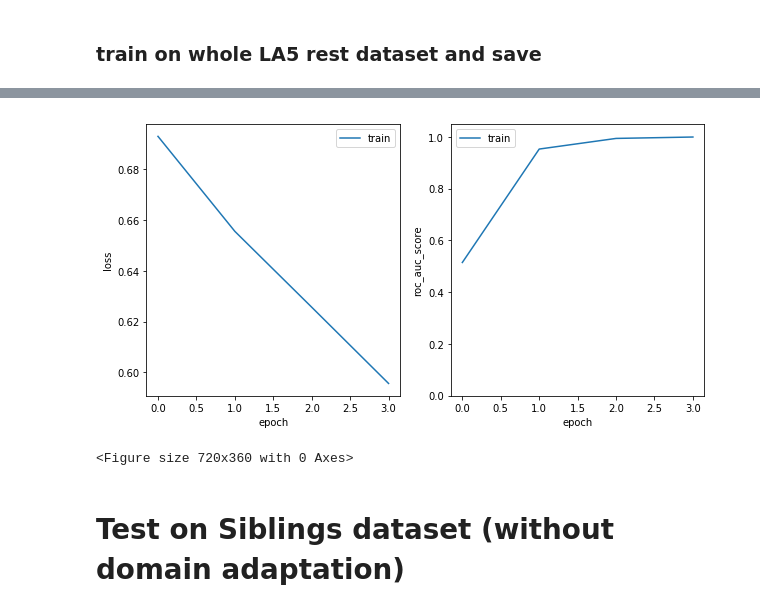
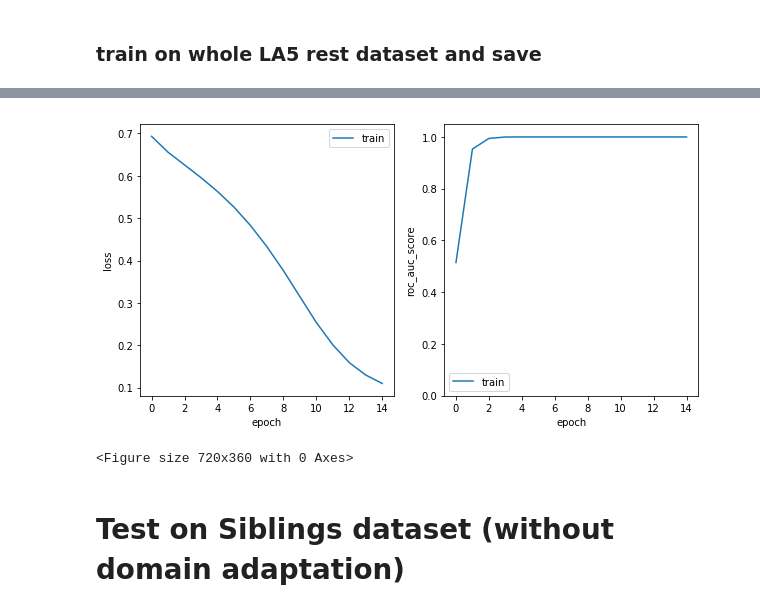
Before and after one commit to rakhimovv/mri-domain-adaptation, a Jupyter notebook: base_fmri.ipynb, the cells around one changed output, grey strips where cells are left out. Drawn from its saved outputs; the diff is of its cells as text; code cells hidden in the pictures.

```diff
--- a/base_fmri.ipynb
+++ b/base_fmri.ipynb
@@ -126,5 +145,5 @@ train_loader = DataLoader(Subset(la5_rest_dataset, train_idx),
                           shuffle=False,
                           batch_size=10,
                           drop_last=False)
-_ = routine.train(model, optimizer, train_loader, None, device, metric, verbose=1, model_save_path=model_save_path)
+_ = routine.train(model, optimizer, train_loader, None, device, metric, verbose=1, model_save_path=model_save_path, max_epoch=15)
 # %% [output]
@@ -133,5 +152,5 @@ Epoch 4 of 100 took 73.092s
   training roc_auc_score:                       1.00
-[figure, old version]
+[figure, new version]
 <Figure size 720x360 with 0 Axes>
 # %%
 del model, optimizer, train_loader
```
Also changed, not shown: parts of 11 cells of this notebook, 2 other files.
